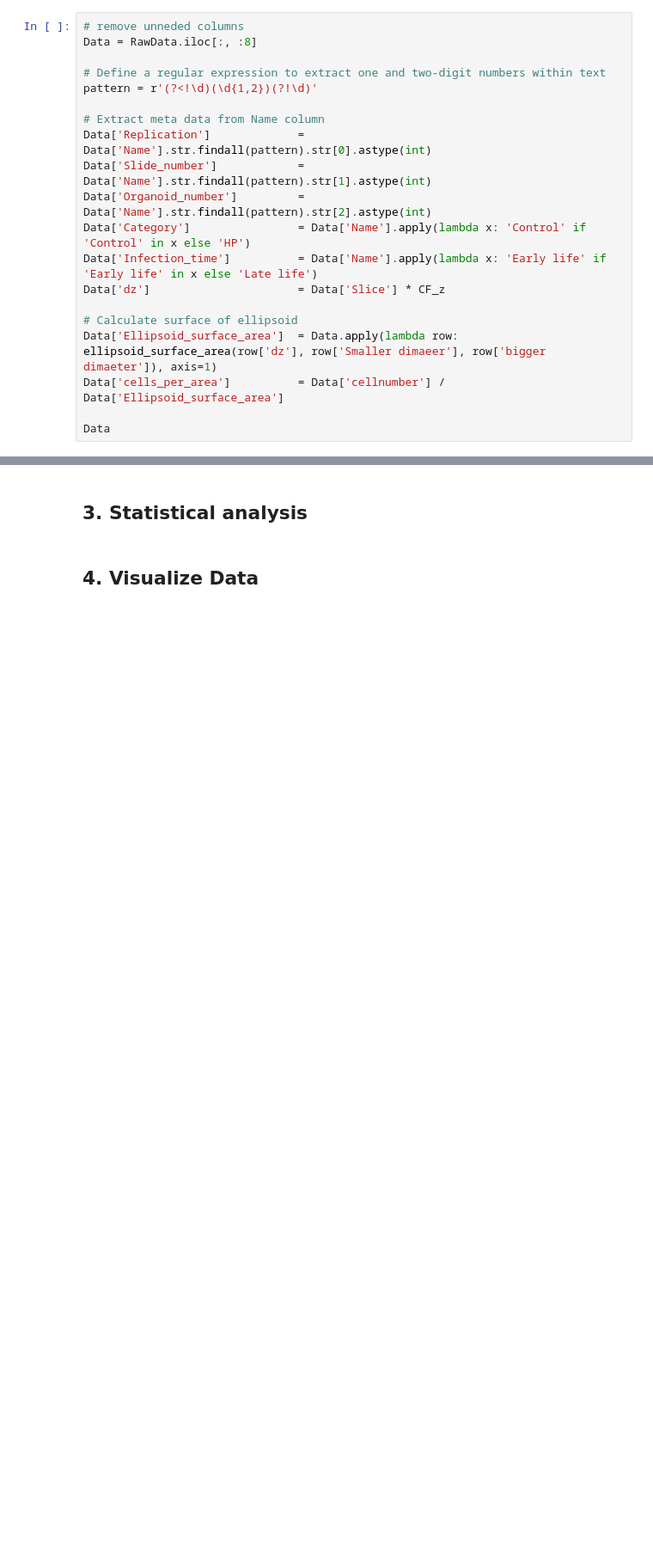
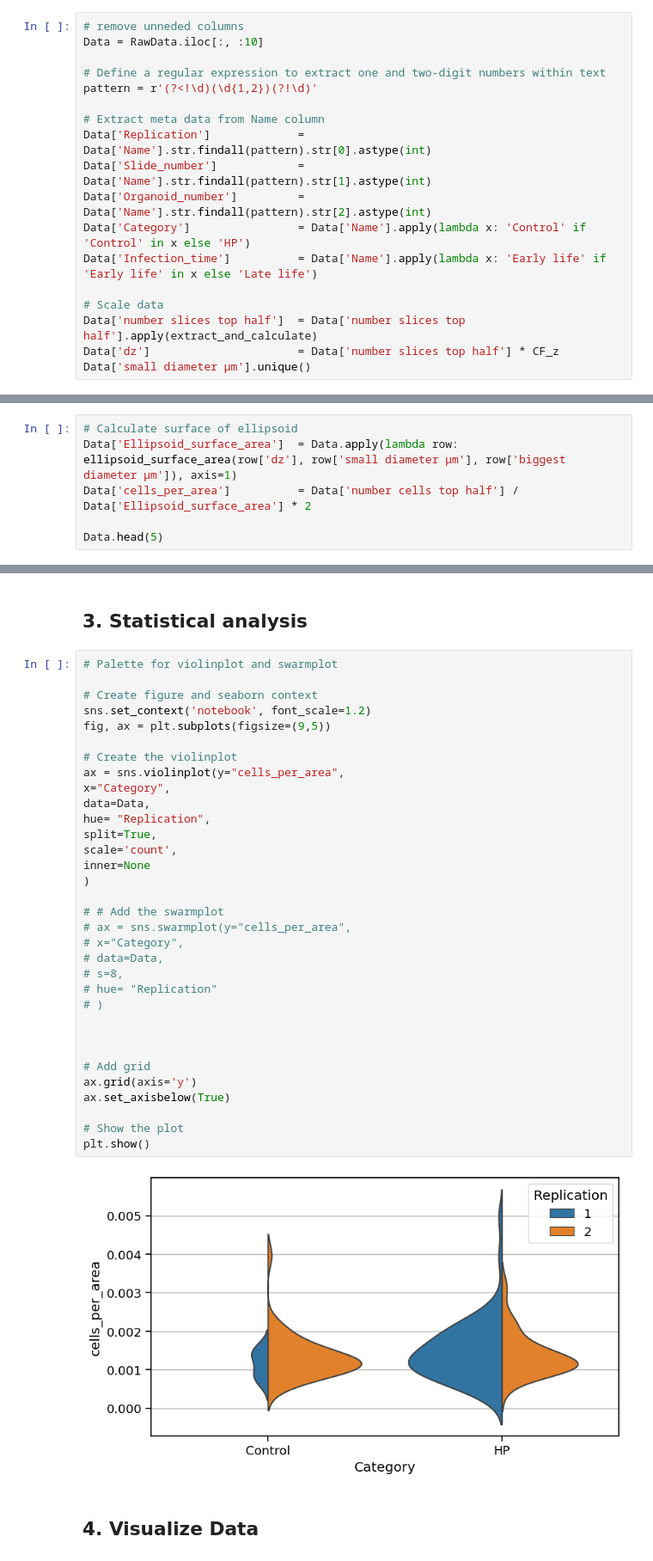
Before and after one commit to DaRoemer/OrganoCellQuant, a Jupyter notebook: Cell_count_analysis.ipynb, the cells around one changed output, grey strips where cells are left out. Shown: that part at 86% size. Cells and saved outputs as stored; diff of their text form; blank space fills up the shorter version.

Commit message:
added violinplot

```diff
--- a/Cell_count_analysis.ipynb
+++ b/Cell_count_analysis.ipynb
@@ -42,6 +42,6 @@ RawData.head(5)
 # %%
 # remove unneded columns
-Data = RawData.iloc[:, :8]
+Data = RawData.iloc[:, :10]
 
 # Define a regular expression to extract one and two-digit numbers within text
 pattern = r'(?<!\d)(\d{1,2})(?!\d)'
@@ -52,11 +52,9 @@ Data['Slide_number']            = Data['Name'].str.findall(pattern).str[1].astyp
 Data['Organoid_number']         = Data['Name'].str.findall(pattern).str[2].astype(int)
 Data['Category']                = Data['Name'].apply(lambda x: 'Control' if 'Control' in x else 'HP')
 Data['Infection_time']          = Data['Name'].apply(lambda x: 'Early life' if 'Early life' in x else 'Late life')
-Data['dz']                      = Data['Slice'] * CF_z
 
-# Calculate surface of ellipsoid
-Data['Ellipsoid_surface_area']  = Data.apply(lambda row: ellipsoid_surface_area(row['dz'], row['Smaller dimaeer'], row['bigger dimaeter']), axis=1)
-Data['cells_per_area']          = Data['cellnumber'] / Data['Ellipsoid_surface_area']
-
-Data
+# Scale data
+Data['number slices top half']  = Data['number slices top half'].apply(extract_and_calculate)
+Data['dz']                      = Data['number slices top half'] * CF_z
+Data['small diameter µm'].unique()
 # %% [output]
@@ -75,0 +76,6 @@ Data
+# %%
+# Calculate surface of ellipsoid
+Data['Ellipsoid_surface_area']  = Data.apply(lambda row: ellipsoid_surface_area(row['dz'], row['small diameter µm'], row['biggest diameter µm']), axis=1)
+Data['cells_per_area']          = Data['number cells top half'] / Data['Ellipsoid_surface_area'] * 2
+
+Data.head(5)
@@ -76,4 +89,39 @@ Data
 # %% [markdown]
 ## 3. Statistical analysis
+# %%
+# Palette for violinplot and swarmplot
+
+# Create figure and seaborn context
+sns.set_context('notebook', font_scale=1.2)
+fig, ax = plt.subplots(figsize=(9,5))
+
+# Create the violinplot
+ax = sns.violinplot(y="cells_per_area",
+x="Category",
+data=Data,
+hue= "Replication",
+split=True,
+scale='count',
+inner=None
+)
+
+# # Add the swarmplot
+# ax = sns.swarmplot(y="cells_per_area",
+# x="Category",
+# data=Data,
+# s=8,
+# hue= "Replication"
+# )
+
+
+
+# Add grid
+ax.grid(axis='y')
+ax.set_axisbelow(True)
+
+# Show the plot
+plt.show()
+# %% [output]
+[figure, added]
 # %% [markdown]
 ## 4. Visualize Data
```
Also changed, not shown: parts of 4 cells of this notebook.
